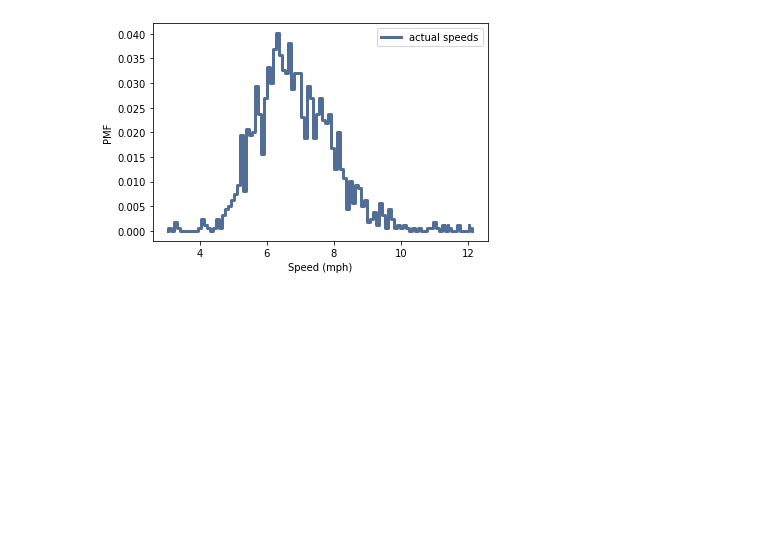
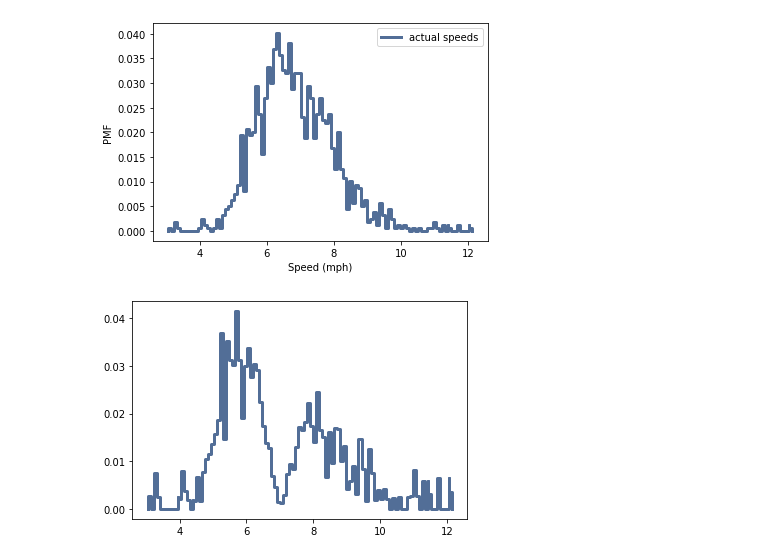
Before and after one commit to esm2000/Think_Stats_2, a Jupyter notebook: code/chap03ex.ipynb, the cells around one changed output. Saved outputs shown, nothing was run; the diff lists cells and outputs as text; code cells hidden in the pictures; blank space fills up the shorter version.

```diff
--- a/code/chap03ex.ipynb
+++ b/code/chap03ex.ipynb
@@ -481,5 +419,16 @@ thinkplot.Pmf(pmf)
 thinkplot.Config(xlabel='Speed (mph)', ylabel='PMF')
 # %% [output]
 [figure]
+# %%
+def  ObservedPmf(new_pmf, speed, label=None):
+    new_pmf = pmf.Copy(label=label)
+    for val in new_pmf.Values():
+        diff = abs(val - speed)
+        new_pmf[val] *= diff
+    new_pmf.Normalize()
+    return new_pmf
 # %%
 # Solution goes here
+thinkplot.Pmf(ObservedPmf(pmf, 7))
+# %% [output]
+[figure, added]
```
Also changed, not shown: parts of 9 cells of this notebook.
